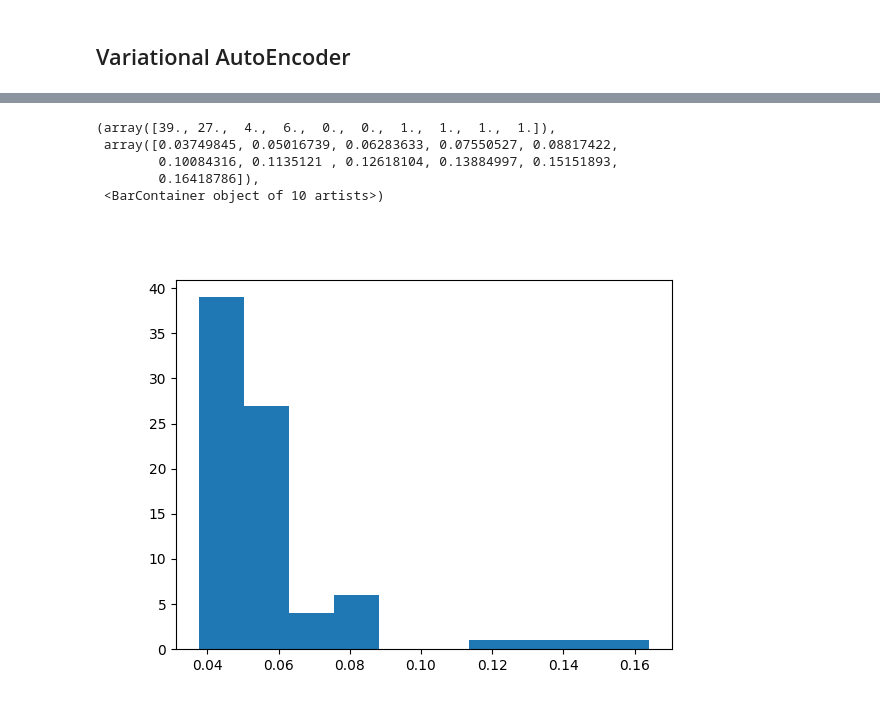
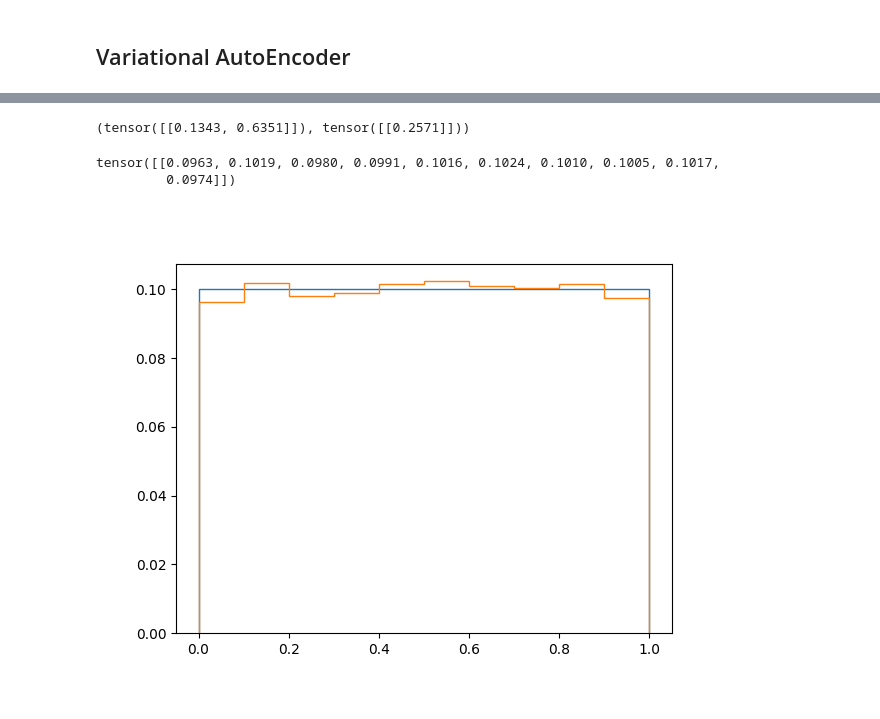
Before and after one commit to podondra/calibration, a Jupyter notebook: pit.ipynb, the cells around one changed output, grey strips where cells are left out. Drawn from its saved outputs; the diff is of its cells as text; code cells hidden in the pictures.

```diff
--- a/pit.ipynb
+++ b/pit.ipynb
@@ -58,11 +62,8 @@ colors = ["red" if type(a[1]) is Normal else "green" for a in train_data[1]]
-# %%
-BINS = 10
-train_set, test_set = PITHistDataset(*train_data, BINS), PITHistDataset(*test_data, BINS)
 # %% [markdown]
 ## Variational AutoEncoder
 # %%
-vae = VAE(input_dim=BINS, n_hiddens=8, epsilon=None)
-vae.load_state_dict(torch.load("models/fresh-voice-4294.pt"))
+vae = VAE(input_dim=BINS, n_hiddens=16, epsilon=None)
+vae.load_state_dict(torch.load("models/fast-cloud-4336.pt"))
 vae
 # %% [output]
 VAE(
@@ -95,10 +119,18 @@ loss_rec.max(), torch.argmax(loss_rec)
+# %%
+d = torch.full((1, 10), 0.1)
+a, b = vae.embed(d)
+a, b
+# %% [output]
+(tensor([[0.1343, 0.6351]]), tensor([[0.2571]]))
+# %%
+c = vae.decoder.decode(a)
+c
+# %% [output]
+tensor([[0.0963, 0.1019, 0.0980, 0.0991, 0.1016, 0.1024, 0.1010, 0.1005, 0.1017,
+         0.0974]])
 # %%
 _, ax = plt.subplots()
-ax.hist(sigmas_train[:, 0])
+pit_stairs(ax, d[0], BINS)
+pit_stairs(ax, c[0], BINS)
 # %% [output]
-(array([39., 27.,  4.,  6.,  0.,  0.,  1.,  1.,  1.,  1.]),
- array([0.03749845, 0.05016739, 0.06283633, 0.07550527, 0.08817422,
-        0.10084316, 0.1135121 , 0.12618104, 0.13884997, 0.15151893,
-        0.16418786]),
- <BarContainer object of 10 artists>)
-[figure, old version]
+[figure, new version]
```
Also changed, not shown: parts of 18 cells of this notebook, 2 other files.
